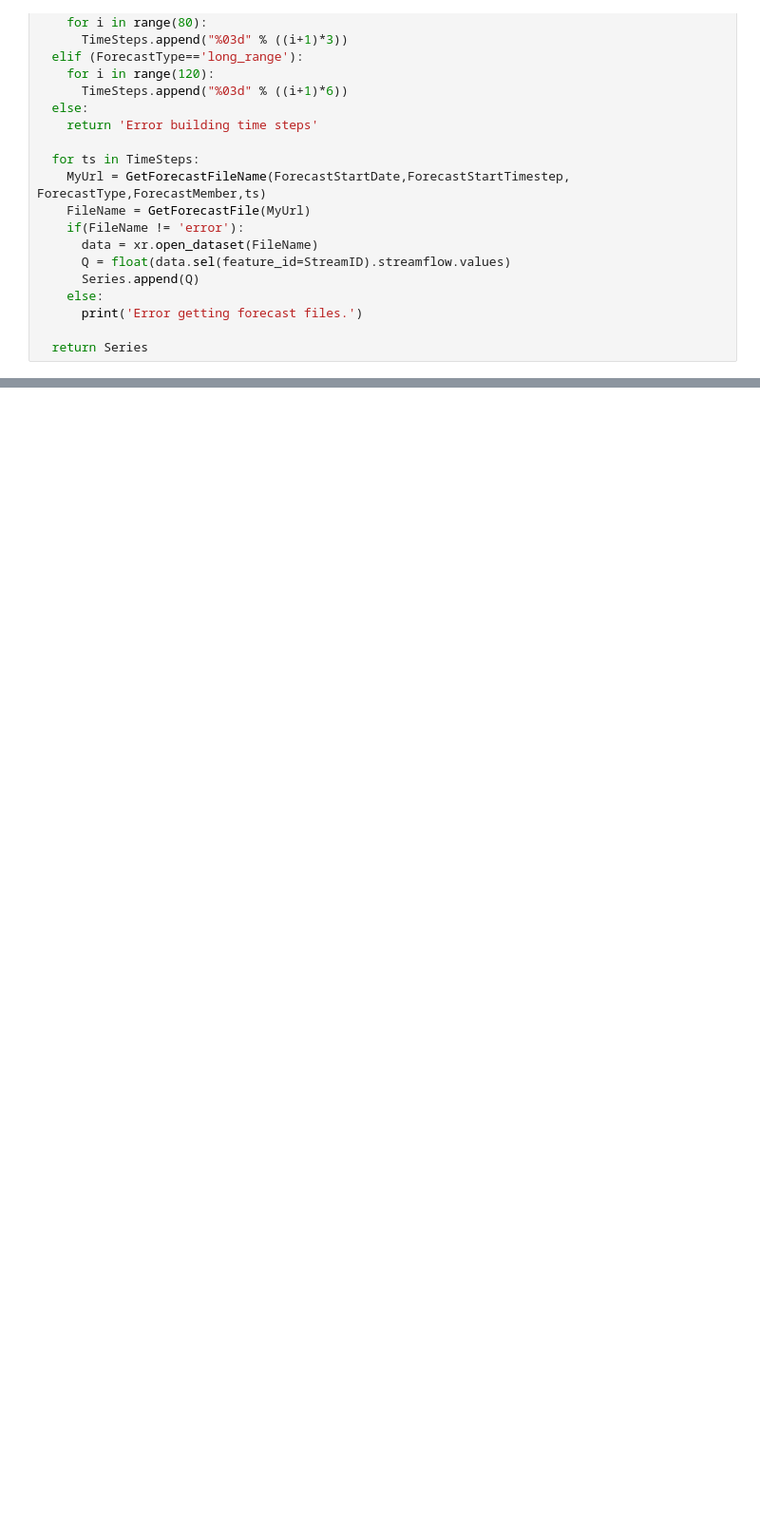
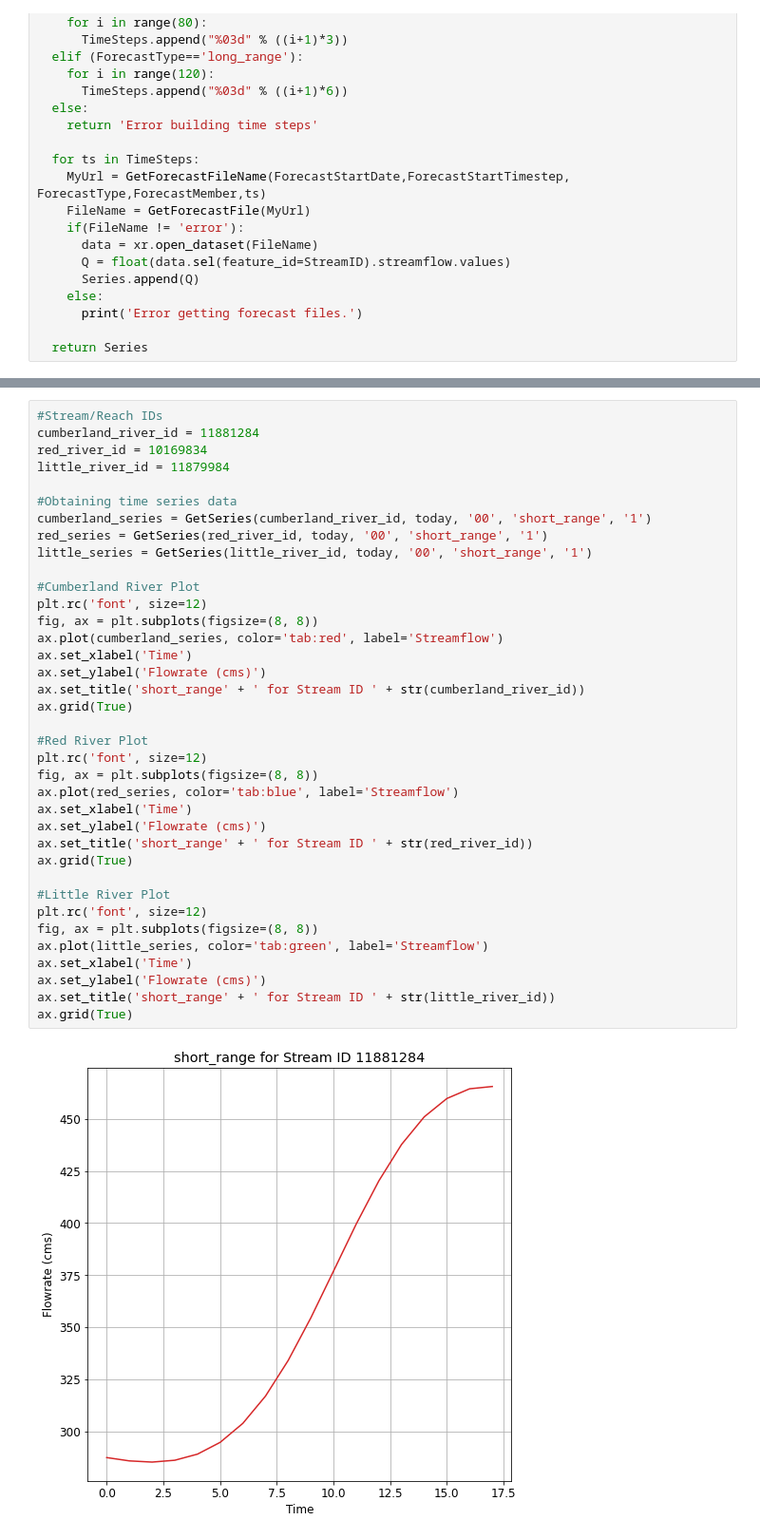
Before and after one commit to justinhunter1/NWM_HydroLearn_Notebooks, a Jupyter notebook: NWM_Sandbox_1.ipynb, the cells around one changed output, grey strips where cells are left out. Shown at 95% size. Cells and saved outputs as stored; diff of their text form; blank space fills up the shorter version.

```diff
--- a/NWM_Sandbox_1.ipynb
+++ b/NWM_Sandbox_1.ipynb
@@ -130,0 +157,39 @@ ax.grid(True)
+# %%
+#Stream/Reach IDs
+cumberland_river_id = 11881284
+red_river_id = 10169834
+little_river_id = 11879984
+
+#Obtaining time series data
+cumberland_series = GetSeries(cumberland_river_id, today, '00', 'short_range', '1')
+red_series = GetSeries(red_river_id, today, '00', 'short_range', '1')
+little_series = GetSeries(little_river_id, today, '00', 'short_range', '1')
+
+#Cumberland River Plot
+plt.rc('font', size=12)
+fig, ax = plt.subplots(figsize=(8, 8))
+ax.plot(cumberland_series, color='tab:red', label='Streamflow')
+ax.set_xlabel('Time')
+ax.set_ylabel('Flowrate (cms)')
+ax.set_title('short_range' + ' for Stream ID ' + str(cumberland_river_id))
+ax.grid(True)
+
+#Red River Plot
+plt.rc('font', size=12)
+fig, ax = plt.subplots(figsize=(8, 8))
+ax.plot(red_series, color='tab:blue', label='Streamflow')
+ax.set_xlabel('Time')
+ax.set_ylabel('Flowrate (cms)')
+ax.set_title('short_range' + ' for Stream ID ' + str(red_river_id))
+ax.grid(True)
+
+#Little River Plot
+plt.rc('font', size=12)
+fig, ax = plt.subplots(figsize=(8, 8))
+ax.plot(little_series, color='tab:green', label='Streamflow')
+ax.set_xlabel('Time')
+ax.set_ylabel('Flowrate (cms)')
+ax.set_title('short_range' + ' for Stream ID ' + str(little_river_id))
+ax.grid(True)
+# %% [output]
+[figure, added]
```
Also changed, not shown: parts of 11 cells of this notebook.
